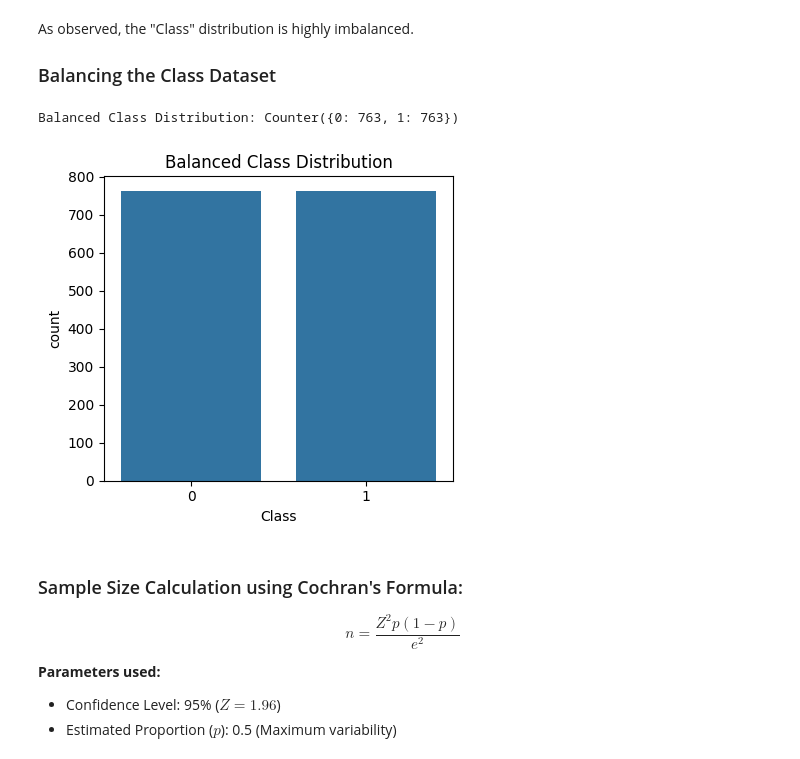
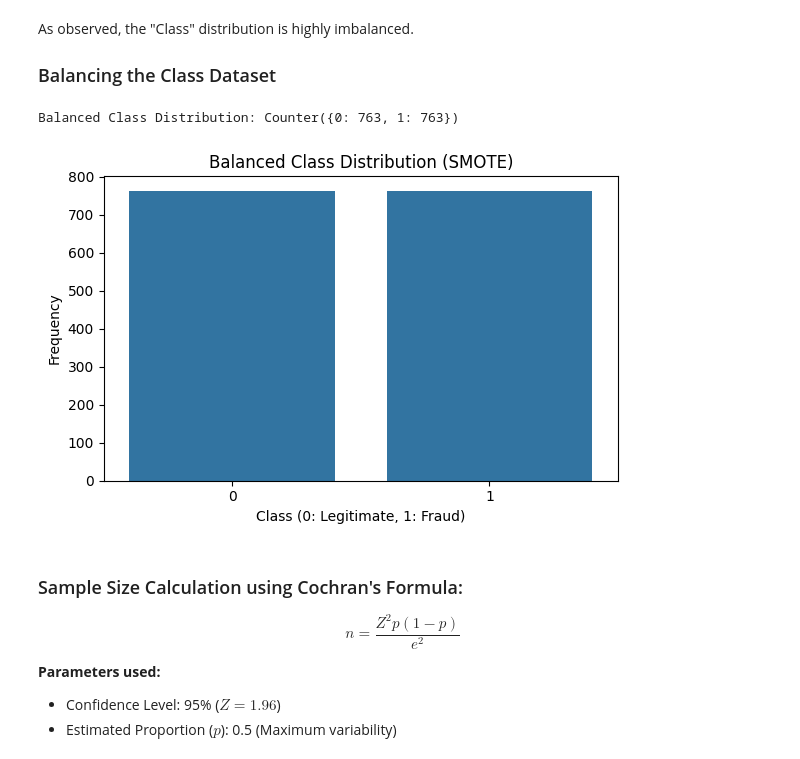
Before and after one commit to Smarth2005/A2-Sampling, a Jupyter notebook: Sampling_assignment.ipynb, the cells around one changed output. Cells and saved outputs as stored; diff of their text form; code cells hidden in the pictures.

```diff
--- a/Sampling_assignment.ipynb
+++ b/Sampling_assignment.ipynb
@@ -63,27 +63,33 @@ As observed, the "Class" distribution is highly imbalanced.
 
 ### Balancing the Class Dataset
 # %%
-# Balance the dataset using Random Over Sampling
-ros = RandomOverSampler(random_state=42)
-X_resampled, y_resampled = ros.fit_resample(X, y)
-balanced_df = pd.concat([X_resampled, y_resampled], axis=1)
+from imblearn.over_sampling import SMOTE
 
+# Initialize SMOTE
+smote = SMOTE(random_state=42)
+
+# Fit and resample the data
+X_resampled, y_resampled = smote.fit_resample(X, y)
+
+# Reconstruct the DataFrame
+# SMOTE returns values, so we rebuild the DataFrame to keep column names
+balanced_df = pd.DataFrame(X_resampled, columns=X.columns)
+balanced_df['Class'] = y_resampled
+
+# Print Distribution
 print(f"Balanced Class Distribution: {Counter(y_resampled)}")
 
 # Plot Balanced Class Distribution
-plt.figure(figsize=(8, 4))
-plt.subplot(1, 2, 2)
-
-# Reconstructing a DataFrame for plotting since resampled data is usually an array
-balanced_df = pd.concat([X_resampled, y_resampled], axis=1)
+plt.figure(figsize=(6, 4))
 sns.countplot(x='Class', data=balanced_df)
-plt.title("Balanced Class Distribution")
-
+plt.title("Balanced Class Distribution (SMOTE)")
+plt.xlabel("Class (0: Legitimate, 1: Fraud)")
+plt.ylabel("Frequency")
 plt.tight_layout()
 plt.show()
 # %% [output]
 Balanced Class Distribution: Counter({0: 763, 1: 763})
-[figure, old version]
+[figure, new version]
 # %% [markdown]
 ### Sample Size Calculation using Cochran's Formula:
 
```
Also changed, not shown: parts of 2 cells of this notebook.
